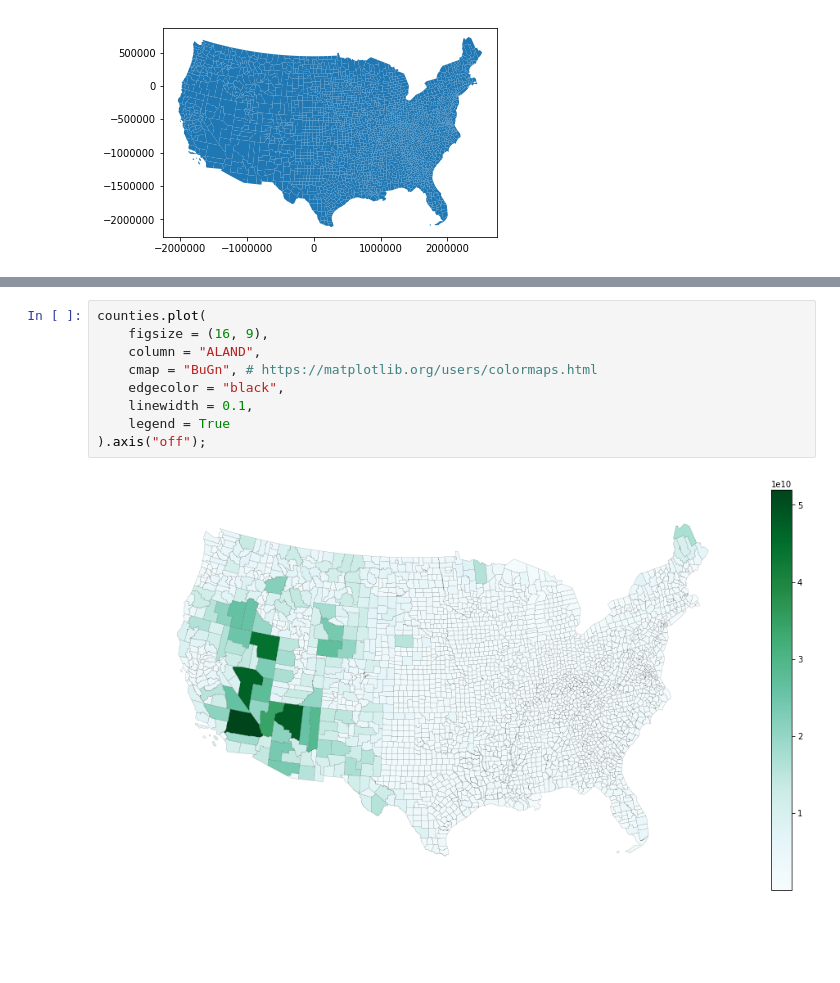
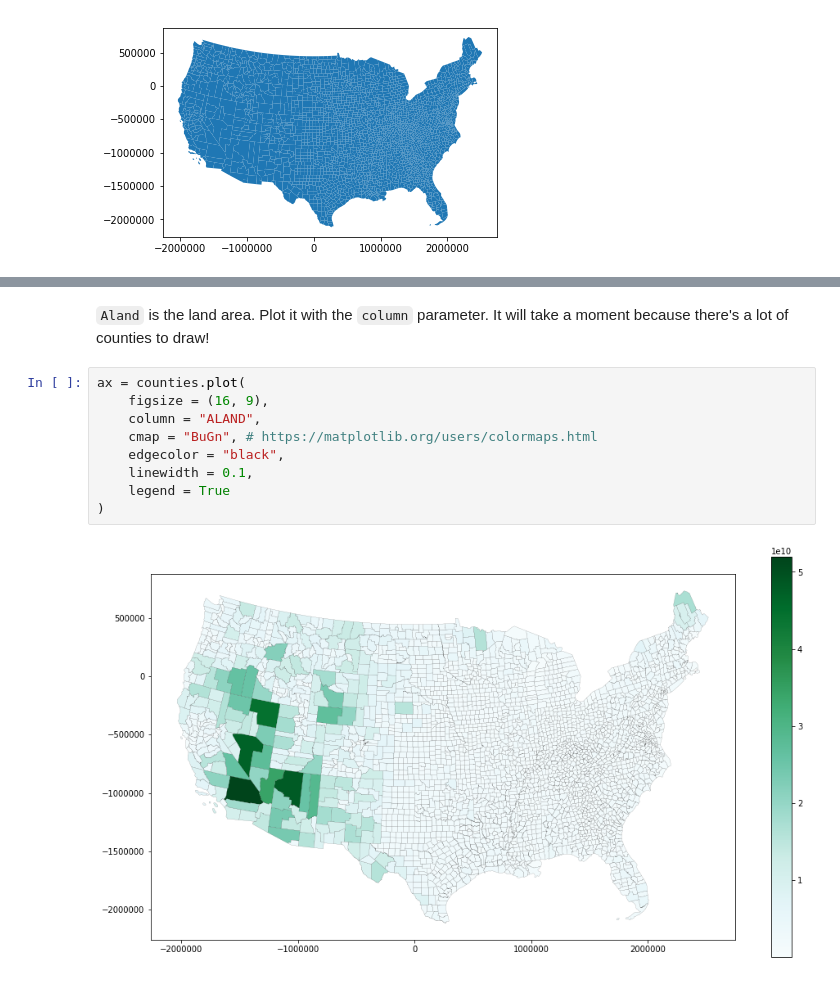
Before and after one commit to scottpham/nicar19-geopandas, a Jupyter notebook: notebooks/1_basic_mapping.ipynb, the cells around one changed output, grey strips where cells are left out. Saved outputs shown, nothing was run; the diff lists cells and outputs as text; blank space fills up the shorter version.

```diff
--- a/notebooks/1_basic_mapping.ipynb
+++ b/notebooks/1_basic_mapping.ipynb
@@ -38,11 +64,13 @@ counties.head()
+# %% [markdown]
+`Aland` is the land area. Plot it with the `column` parameter. It will take a moment because there's a lot of counties to draw!
 # %%
-counties.plot(
+ax = counties.plot(
     figsize = (16, 9),
     column = "ALAND",
     cmap = "BuGn", # https://matplotlib.org/users/colormaps.html
     edgecolor = "black",
     linewidth = 0.1,
     legend = True
-).axis("off");
+)
 # %% [output]
-[figure, old version]
+[figure, new version]
```
Also changed, not shown: parts of 18 cells of this notebook, 3 other files.
